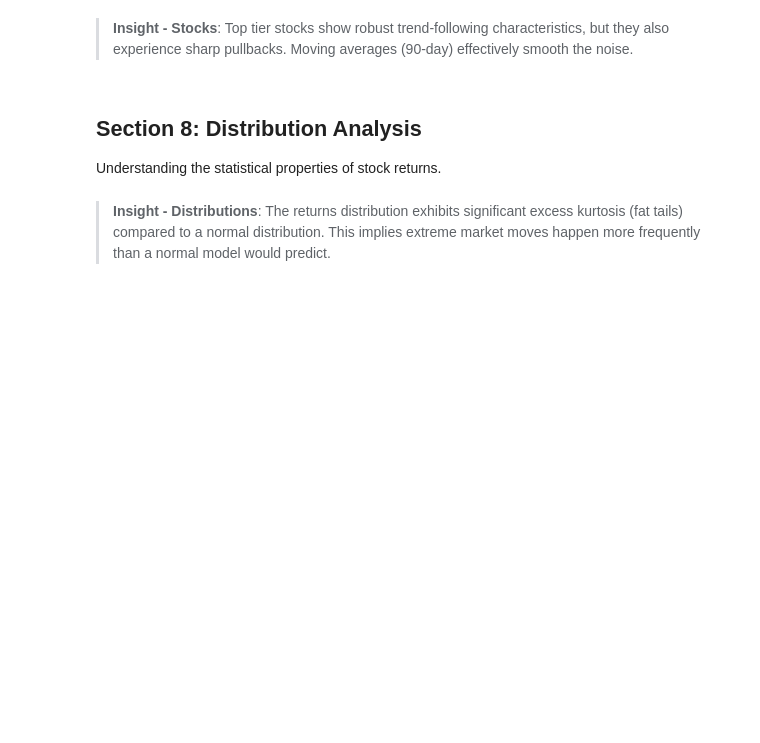
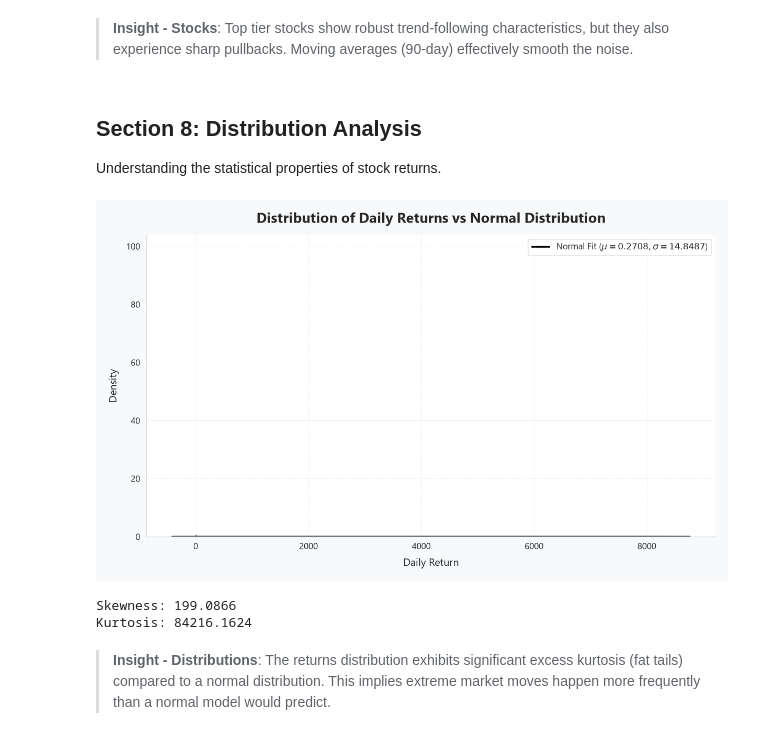
Before and after one commit to iamdushanl/Stock_Pulse, a Jupyter notebook: 01_CSE_Exploratory_Data_Analysis.ipynb, the cells around one changed output. Drawn from its saved outputs; the diff is of its cells as text; code cells hidden in the pictures; blank space fills up the shorter version.

```diff
--- a/01_CSE_Exploratory_Data_Analysis.ipynb
+++ b/01_CSE_Exploratory_Data_Analysis.ipynb
@@ -274,29 +359,34 @@ Understanding the statistical properties of stock returns.
 # %%
 # Market-wide daily return distribution
 df_returns = df.dropna(subset=['DailyReturn'])
 returns = df_returns['DailyReturn'].values
 
 plt.figure(figsize=(10, 6))
 sns.histplot(returns, bins=100, kde=True, stat="density", color=CSE_COLORS['accent1'],
-             range=(-0.15, 0.15))
+             binrange=(-0.15, 0.15))
 
 # Fit normal distribution
-mu, std = stats.norm.fit(returns[~np.isnan(returns)])
+valid_returns = returns[np.isfinite(returns)]
+mu, std = stats.norm.fit(valid_returns)
 xmin, xmax = plt.xlim()
 x = np.linspace(xmin, xmax, 100)
 p = stats.norm.pdf(x, mu, std)
 plt.plot(x, p, 'k', linewidth=2, label=f'Normal Fit ($\mu={mu:.4f}, \sigma={std:.4f}$)')
 
 plt.title('Distribution of Daily Returns vs Normal Distribution')
 plt.xlabel('Daily Return')
 plt.ylabel('Density')
 plt.legend()
 plt.tight_layout()
 plt.show()
 
 # Skewness and Kurtosis
-print(f"Skewness: {stats.skew(returns[~np.isnan(returns)]):.4f}")
-print(f"Kurtosis: {stats.kurtosis(returns[~np.isnan(returns)]):.4f}")
+print(f"Skewness: {stats.skew(valid_returns):.4f}")
+print(f"Kurtosis: {stats.kurtosis(valid_returns):.4f}")
+# %% [output]
+[figure, added]
+Skewness: 199.0866
+Kurtosis: 84216.1624
 # %% [markdown]
 > **Insight - Distributions**: The returns distribution exhibits significant excess kurtosis (fat tails) compared to a normal distribution. This implies extreme market moves happen more frequently than a normal model would predict.
 # %% [markdown]
```
Also changed, not shown: parts of 14 cells of this notebook.
